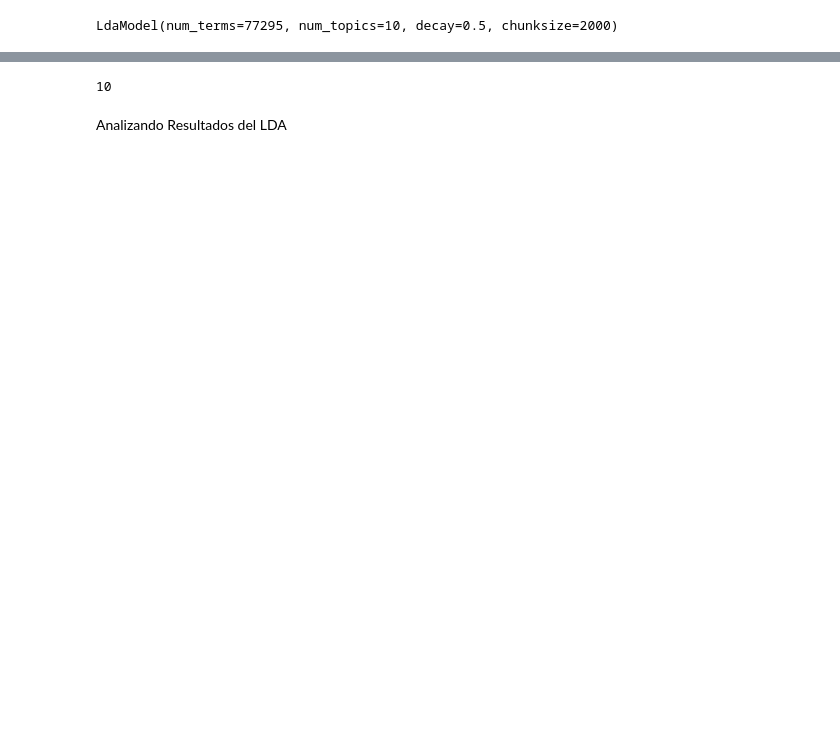
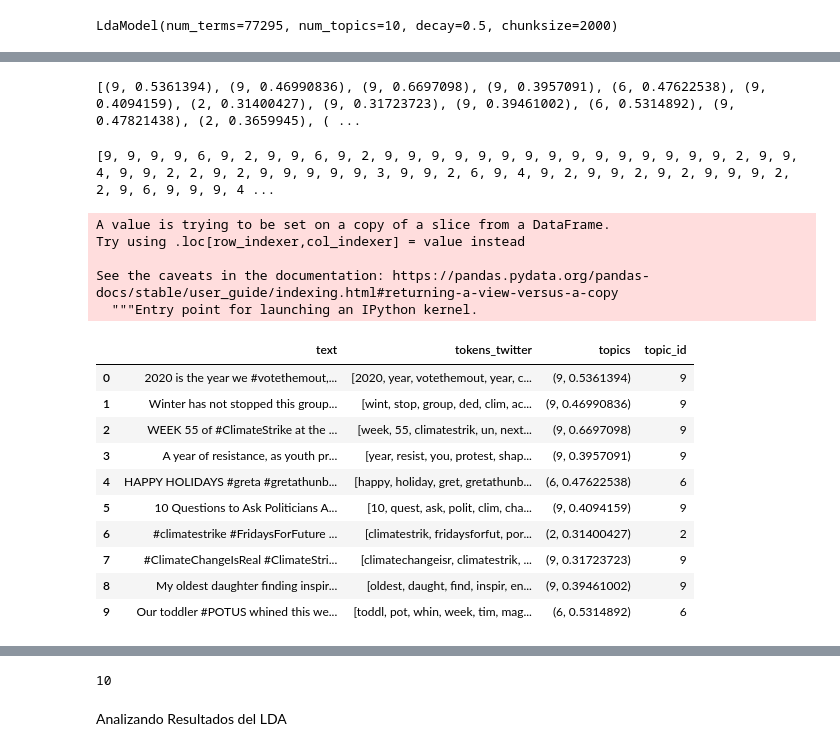
Before and after one commit to lmbd92/st1800-st1801-trabajo3-2261, a Jupyter notebook: Trabajo3Lina_Jose.ipynb, the cells around one changed output, grey strips where cells are left out. Saved outputs shown, nothing was run; the diff lists cells and outputs as text; code cells hidden in the pictures; blank space fills up the shorter version.

```diff
--- a/Trabajo3Lina_Jose.ipynb
+++ b/Trabajo3Lina_Jose.ipynb
@@ -290,0 +322,30 @@ text_df.head(10)
+# %%
+topic_list = text_df['topics'].to_list()
+print(topic_list)
+# %% [output]
+[(9, 0.5361394), (9, 0.46990836), (9, 0.6697098), (9, 0.3957091), (6, 0.47622538), (9, 0.4094159), (2, 0.31400427), (9, 0.31723723), (9, 0.39461002), (6, 0.5314892), (9, 0.47821438), (2, 0.3659945), ( ...
+# %%
+topic_id = [i[0] for i in topic_list]
+print(topic_id)
+# %% [output]
+[9, 9, 9, 9, 6, 9, 2, 9, 9, 6, 9, 2, 9, 9, 9, 9, 9, 9, 9, 9, 9, 9, 9, 9, 9, 9, 9, 2, 9, 9, 4, 9, 9, 2, 2, 9, 2, 9, 9, 9, 9, 9, 3, 9, 9, 2, 6, 9, 4, 9, 2, 9, 9, 2, 9, 2, 9, 9, 9, 2, 2, 9, 6, 9, 9, 9, 4 ...
+# %%
+text_df['topic_id'] = topic_id
+text_df.head(10)
+# %% [output]
+A value is trying to be set on a copy of a slice from a DataFrame.
+Try using .loc[row_indexer,col_indexer] = value instead
+
+See the caveats in the documentation: https://pandas.pydata.org/pandas-docs/stable/user_guide/indexing.html#returning-a-view-versus-a-copy
+  """Entry point for launching an IPython kernel.
+|  | text | tokens_twitter | topics | topic_id |
+| 0 | 2020 is the year we #votethemout,... | [2020, year, votethemout, year, c... | (9, 0.5361394) | 9 |
+| 1 | Winter has not stopped this group... | [wint, stop, group, ded, clim, ac... | (9, 0.46990836) | 9 |
+| 2 | WEEK 55 of #ClimateStrike at the ... | [week, 55, climatestrik, un, next... | (9, 0.6697098) | 9 |
+| 3 | A year of resistance, as youth pr... | [year, resist, you, protest, shap... | (9, 0.3957091) | 9 |
+| 4 | HAPPY HOLIDAYS #greta #gretathunb... | [happy, holiday, gret, gretathunb... | (6, 0.47622538) | 6 |
+| 5 | 10 Questions to Ask Politicians A... | [10, quest, ask, polit, clim, cha... | (9, 0.4094159) | 9 |
+| 6 | #climatestrike #FridaysForFuture ... | [climatestrik, fridaysforfut, por... | (2, 0.31400427) | 2 |
+| 7 | #ClimateChangeIsReal #ClimateStri... | [climatechangeisr, climatestrik, ... | (9, 0.31723723) | 9 |
+| 8 | My oldest daughter finding inspir... | [oldest, daught, find, inspir, en... | (9, 0.39461002) | 9 |
+| 9 | Our toddler #POTUS whined this we... | [toddl, pot, whin, week, tim, mag... | (6, 0.5314892) | 6 |
```
Also changed, not shown: parts of 12 cells of this notebook.
